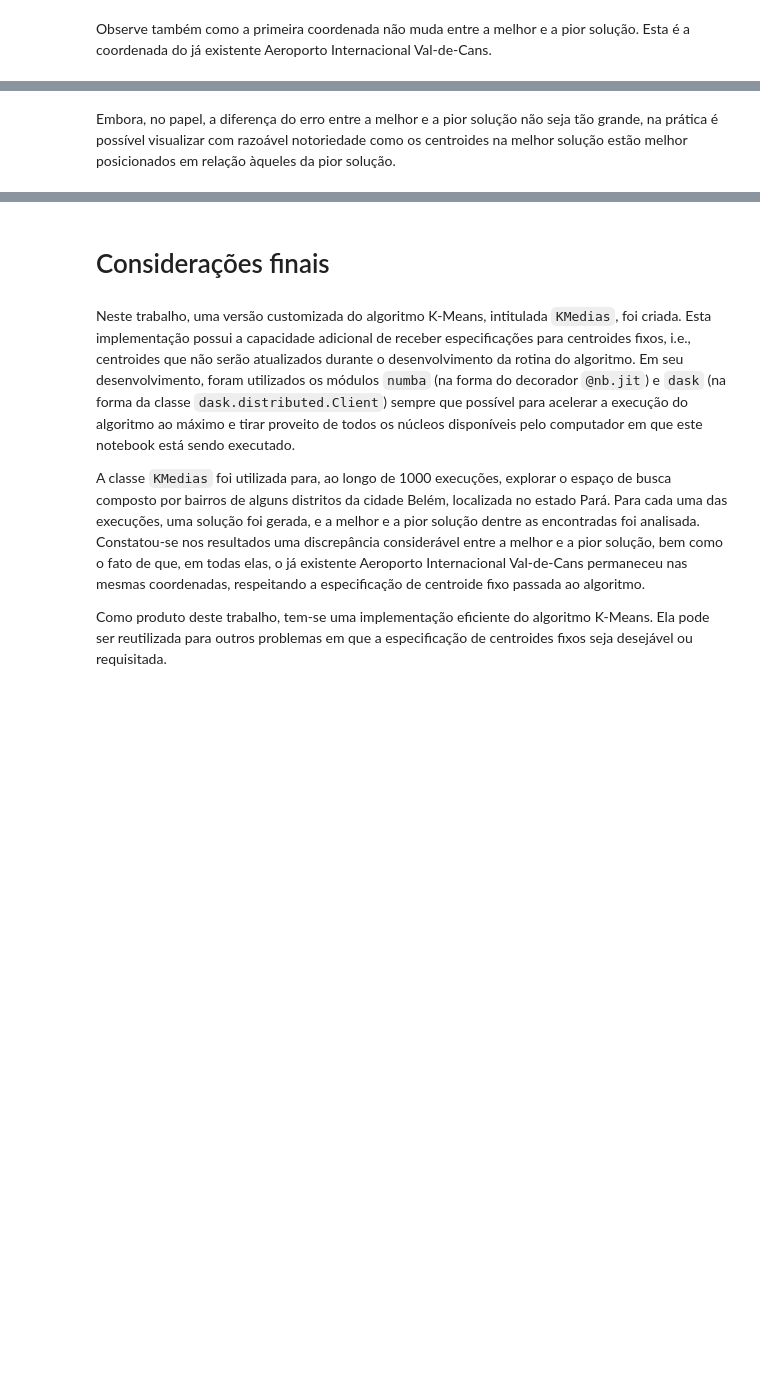
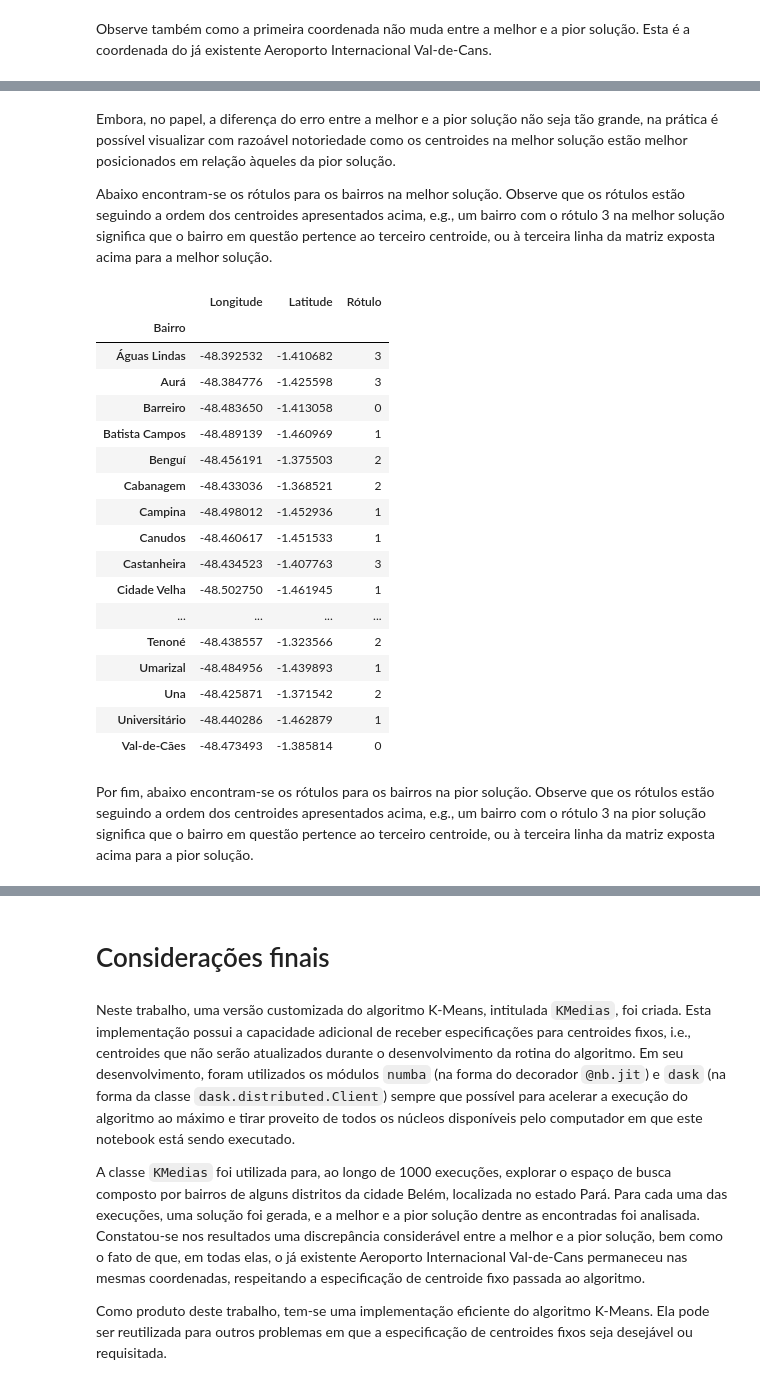
Before and after one commit to ygarasab/kmeans, a Jupyter notebook: [Demonstração] Trabalho 02 - Algoritmo de Clusterização.ipynb, the cells around one changed output, grey strips where cells are left out. Saved outputs shown, nothing was run; the diff lists cells and outputs as text; code cells hidden in the pictures; blank space fills up the shorter version.

```diff
--- a/[Demonstração] Trabalho 02 - Algoritmo de Clusterização.ipynb
+++ b/[Demonstração] Trabalho 02 - Algoritmo de Clusterização.ipynb
@@ -786,2 +786,31 @@ Diferença dos erros:    0.008956990924728594
 # %% [markdown]
 Embora, no papel, a diferença do erro entre a melhor e a pior solução não seja tão grande, na prática é possível visualizar com razoável notoriedade como os centroides na melhor solução estão melhor posicionados em relação àqueles da pior solução.
+
+Abaixo encontram-se os rótulos para os bairros na melhor solução. Observe que os rótulos estão seguindo a ordem dos centroides apresentados acima, e.g., um bairro com o rótulo 3 na melhor solução significa que o bairro em questão pertence ao terceiro centroide, ou à terceira linha da matriz exposta acima para a melhor solução.
+# %%
+rotulos_da_melhor_solucao = pd.DataFrame(
+    rotula_dados(bairros, melhor_solucao[0]), index=data_frame_bairros.index, columns=["Rótulo"]
+)
+# %%
+pd.concat((data_frame_bairros, rotulos_da_melhor_solucao), axis=1)
+# %% [output]
+|  | Longitude | Latitude | Rótulo |
+| Bairro |  |  |  |
+| Águas Lindas | -48.392532 | -1.410682 | 3 |
+| Aurá | -48.384776 | -1.425598 | 3 |
+| Barreiro | -48.483650 | -1.413058 | 0 |
+| Batista Campos | -48.489139 | -1.460969 | 1 |
+| Benguí | -48.456191 | -1.375503 | 2 |
+| Cabanagem | -48.433036 | -1.368521 | 2 |
+| Campina | -48.498012 | -1.452936 | 1 |
+| Canudos | -48.460617 | -1.451533 | 1 |
+| Castanheira | -48.434523 | -1.407763 | 3 |
+| Cidade Velha | -48.502750 | -1.461945 | 1 |
+| ... | ... | ... | ... |
+| Tenoné | -48.438557 | -1.323566 | 2 |
+| Umarizal | -48.484956 | -1.439893 | 1 |
+| Una | -48.425871 | -1.371542 | 2 |
+| Universitário | -48.440286 | -1.462879 | 1 |
+| Val-de-Cães | -48.473493 | -1.385814 | 0 |
+# %% [markdown]
+Por fim, abaixo encontram-se os rótulos para os bairros na pior solução. Observe que os rótulos estão seguindo a ordem dos centroides apresentados acima, e.g., um bairro com o rótulo 3 na pior solução significa que o bairro em questão pertence ao terceiro centroide, ou à terceira linha da matriz exposta acima para a pior solução.
```
Also changed, not shown: parts of 6 cells of this notebook, 6 other files.
